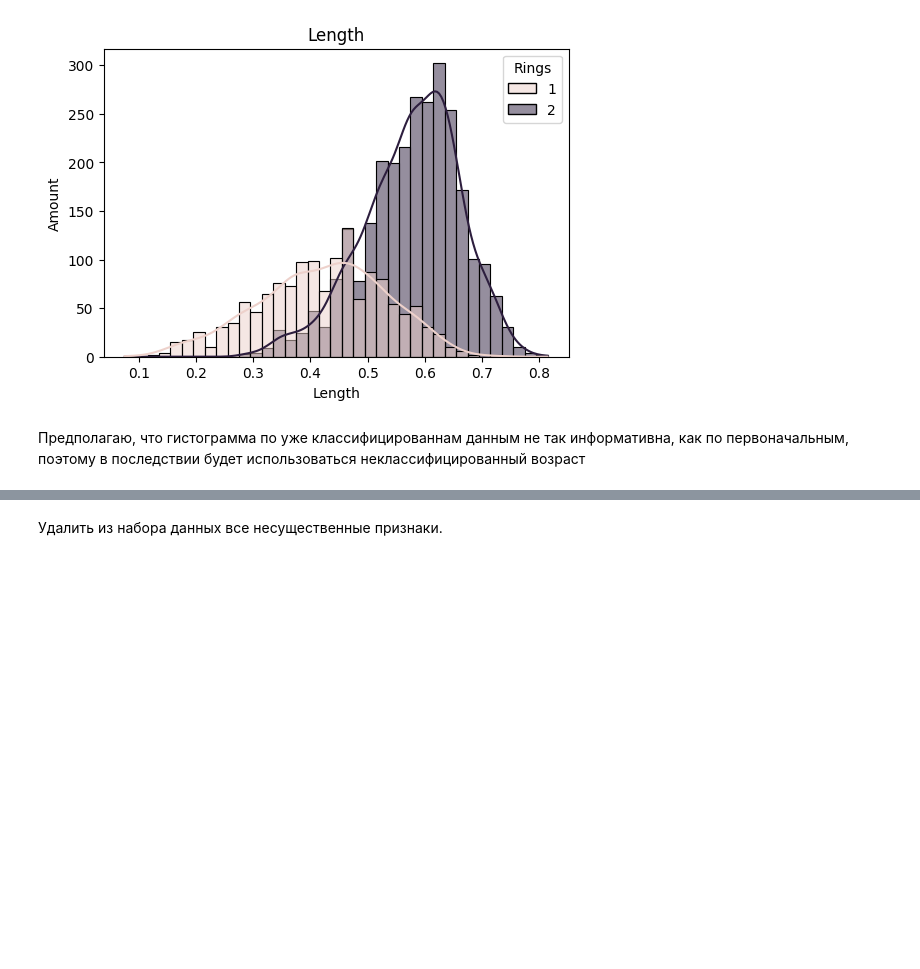
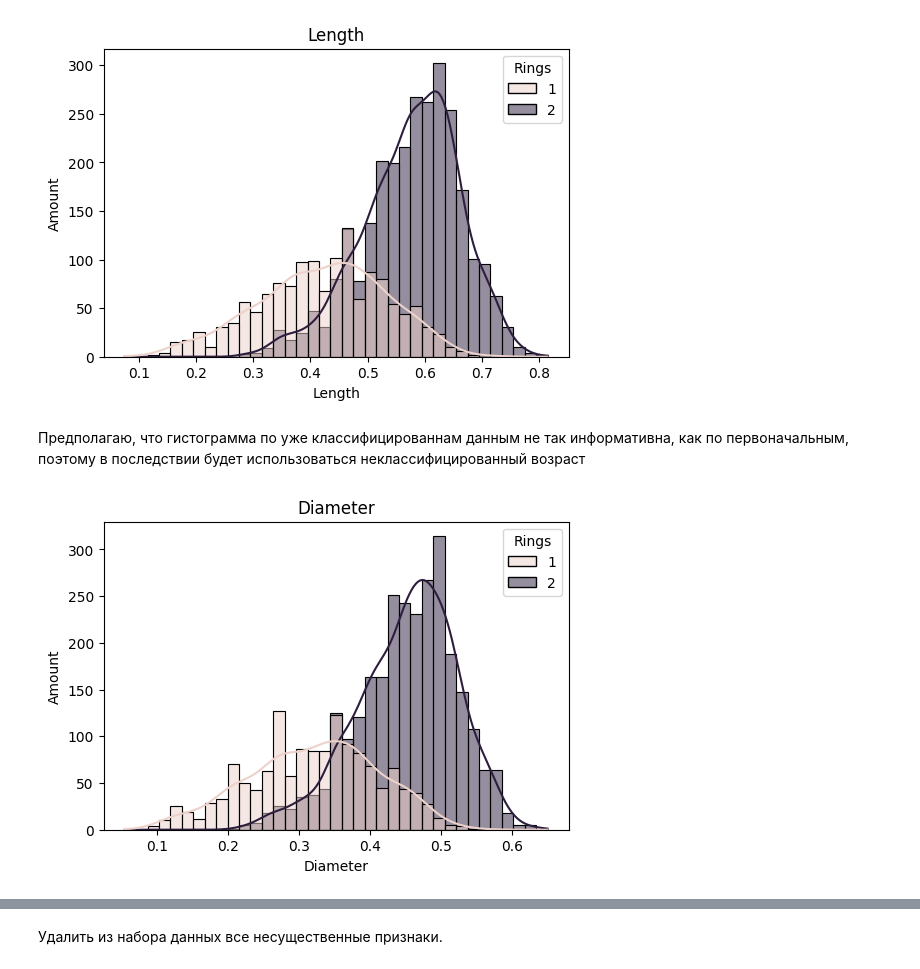
Before and after one commit to Am1rTl/Info, a Jupyter notebook: ДЗ_Классификация.ipynb, the cells around one changed output, grey strips where cells are left out. Drawn from its saved outputs; the diff is of its cells as text; code cells hidden in the pictures; blank space fills up the shorter version.

```diff
--- a/ДЗ_Классификация.ipynb
+++ b/ДЗ_Классификация.ipynb
@@ -200,0 +195,10 @@ plt.show()
+# %%
+#Ваш код для построения первой гистограммы
+plt.figure(figsize=(6, 4))
+sns.histplot(data=data_new, x="Diameter", hue="Rings", kde=True)
+plt.title("Diameter")
+plt.xlabel("Diameter")
+plt.ylabel("Amount")
+plt.show()
+# %% [output]
+[figure, added]
```
Also changed, not shown: parts of 6 cells of this notebook.
